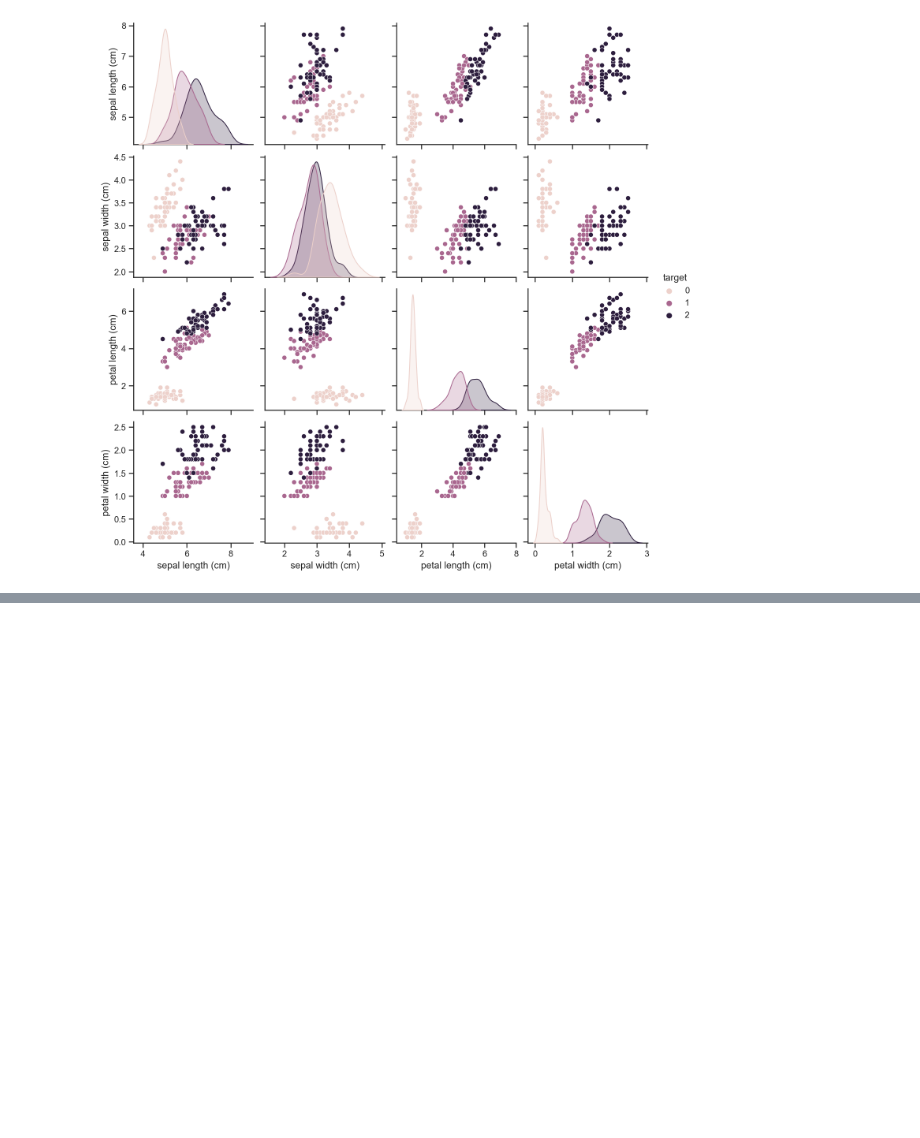
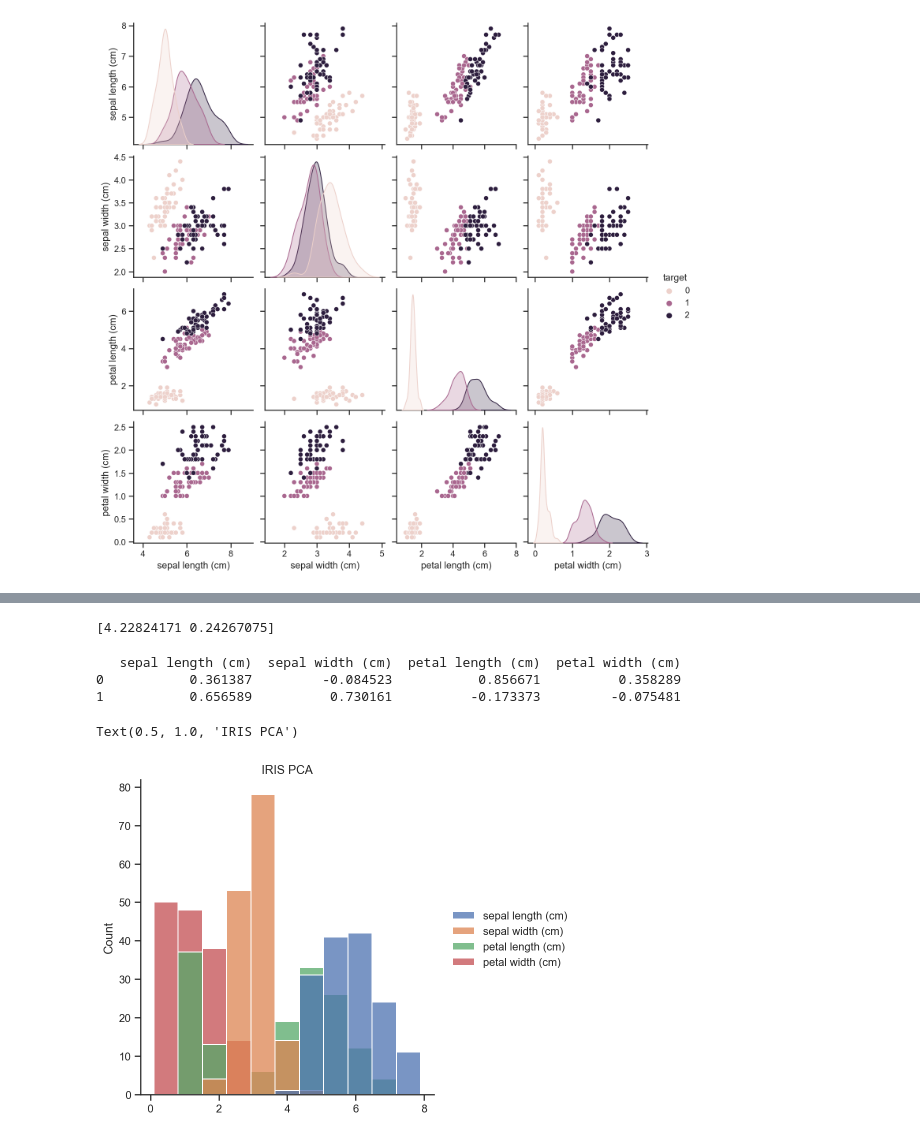
Before and after one commit to wojtekgradzinski/AISpring21, a Jupyter notebook: M3_Machine_Learning/D3 - PCA/01_IRIS_PCA.ipynb, the cells around one changed output, grey strips where cells are left out. Drawn from its saved outputs; the diff is of its cells as text; code cells hidden in the pictures; blank space fills up the shorter version.

```diff
--- a/M3_Machine_Learning/D3 - PCA/01_IRIS_PCA.ipynb
+++ b/M3_Machine_Learning/D3 - PCA/01_IRIS_PCA.ipynb
@@ -128,6 +143,19 @@ df_iris.head()
 # %%
 # check the variance in each component
+print(pca.explained_variance_)
+# %% [output]
+[4.22824171 0.24267075]
 # %%
 # compare it with the original dataframe and to what it corresponds (more or less)
+print(pd.DataFrame(pca.components_, columns=df_pca.columns))
+# %% [output]
+   sepal length (cm)  sepal width (cm)  petal length (cm)  petal width (cm)
+0           0.361387         -0.084523           0.856671          0.358289
+1           0.656589          0.730161          -0.173373         -0.075481
 # %%
 # plot it!
+sns.displot(df_pca)
+plt.title("IRIS PCA")
+# %% [output]
+Text(0.5, 1.0, 'IRIS PCA')
+[figure, added]
```
Also changed, not shown: parts of 4 cells of this notebook.
